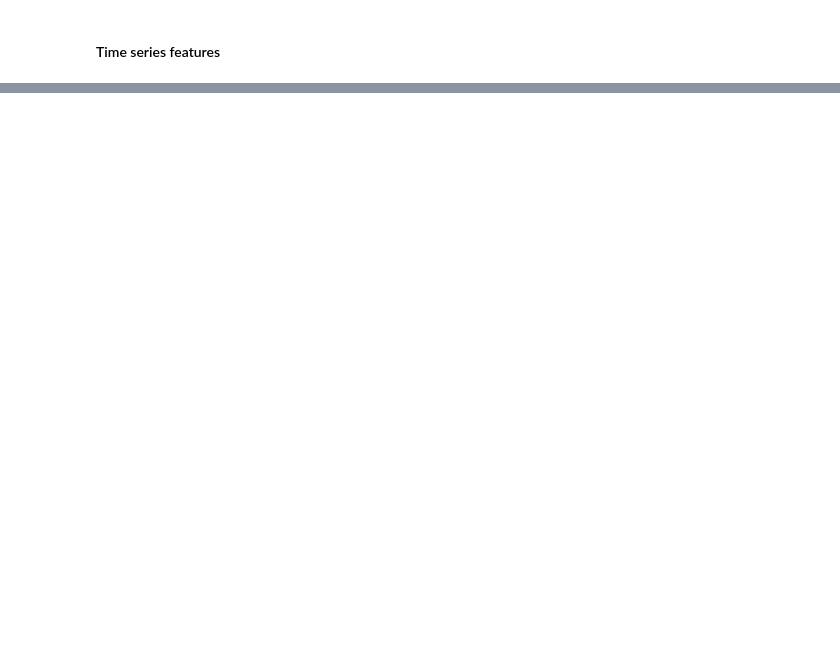
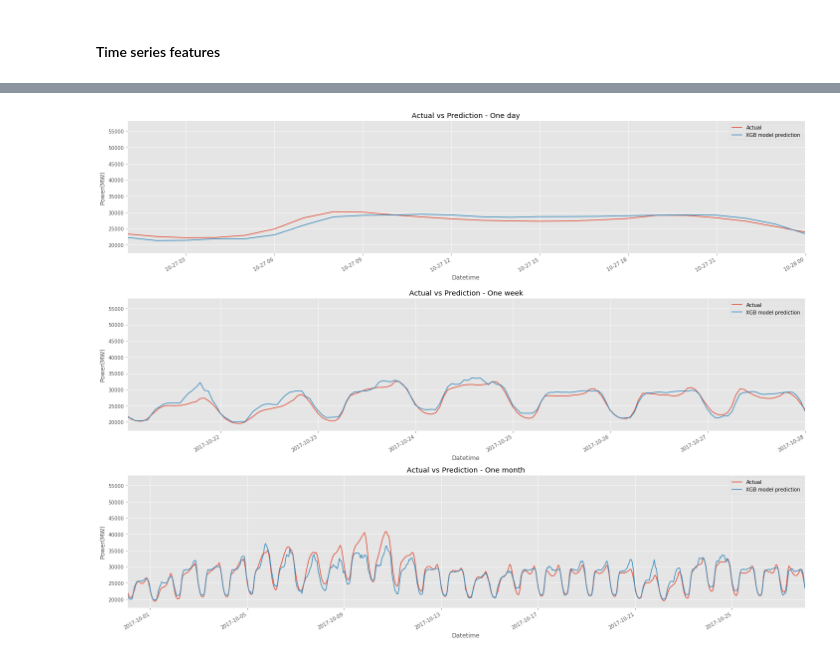
Before and after one commit to azeem2020/Energy-Consumption-Predictions-Analysis, a Jupyter notebook: notebooks/energy_consumption_prediction.ipynb, the cells around one changed output, grey strips where cells are left out. Drawn from its saved outputs; the diff is of its cells as text; code cells hidden in the pictures; blank space fills up the shorter version.

```diff
--- a/notebooks/energy_consumption_prediction.ipynb
+++ b/notebooks/energy_consumption_prediction.ipynb
@@ -175,0 +543,4 @@ plt.show()
+# %%
+subplot_prediction(y_test, prediction,prediction_label='XGB model prediction')
+# %% [output]
+[figure, added]
```
Also changed, not shown: parts of 42 cells of this notebook, 8 other files.
